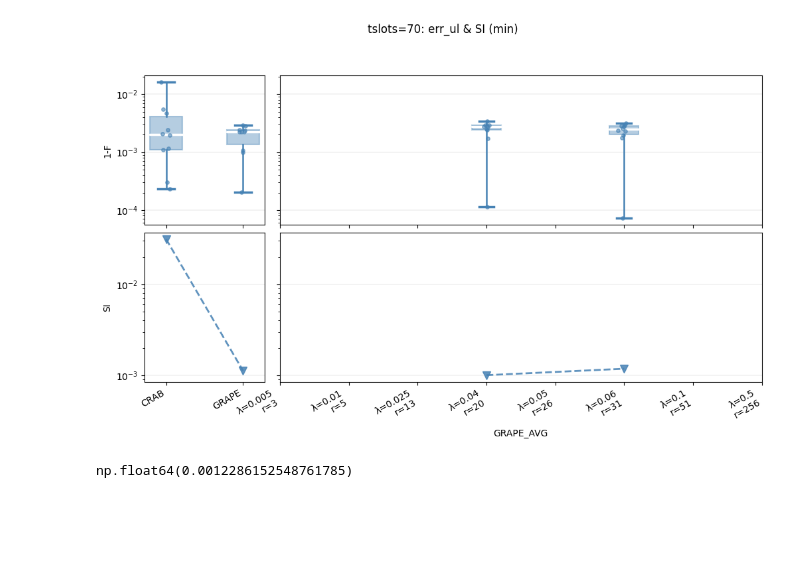
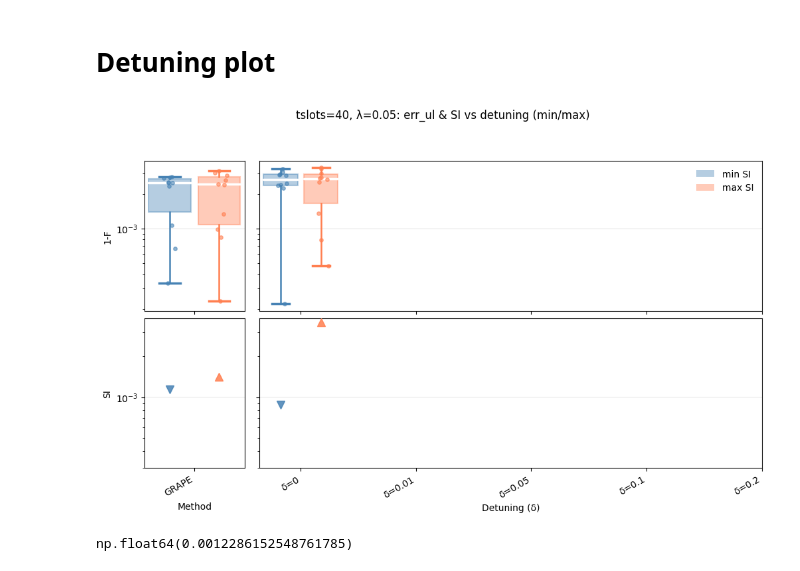
Before and after one commit to cicacica/VeriPulse, a Jupyter notebook: notebooks/data_processing.ipynb, the cells around one changed output. Cells and saved outputs as stored; diff of their text form; code cells hidden in the pictures; blank space fills up the shorter version.

```diff
--- a/notebooks/data_processing.ipynb
+++ b/notebooks/data_processing.ipynb
@@ -909,5 +663,2 @@ plot_lambda_scan(data_dir_dummyless, lambdas=np.sort([0.06,0.04,0.5,0.1,0.05,0.0
-# %%
-plot_lambda_scan(data_dir_dummyyes, lambdas=np.sort([0.06,0.04,0.5,0.1,0.05,0.01,0.025,0.005]), tslots=70,
-                 si_case=['min'], log_y=True, separate_si=True, ref_methods=['CRAB','GRAPE'], n_states=8)
-# %% [output]
-[figure, removed]
+# %% [markdown]
+# Detuning plot
@@ -914,3 +873,16 @@ plot_lambda_scan(data_dir_dummyyes, lambdas=np.sort([0.06,0.04,0.5,0.1,0.05,0.01
+# %%
+plot_detuning_scan(
+    data_dir_dummyyes,
+    detunings=[0.0, 0.01, 0.05, 0.1, 0.2],
+    tslots=40,
+    lam=0.05,
+    si_case=['min', 'max'],
+    log_y=True,
+    separate_si=True,
+    ref_methods=['GRAPE'],
+)
+# %% [output]
+[figure, added]
 # %%
 sum10=summary_lambda(40, data_dir_dummyyes,np.sort([5,0.5,0.05,0.01,0.025,0.005,0.0005]))
 # %%
```
Also changed, not shown: parts of 22 cells of this notebook, 7 other files.
